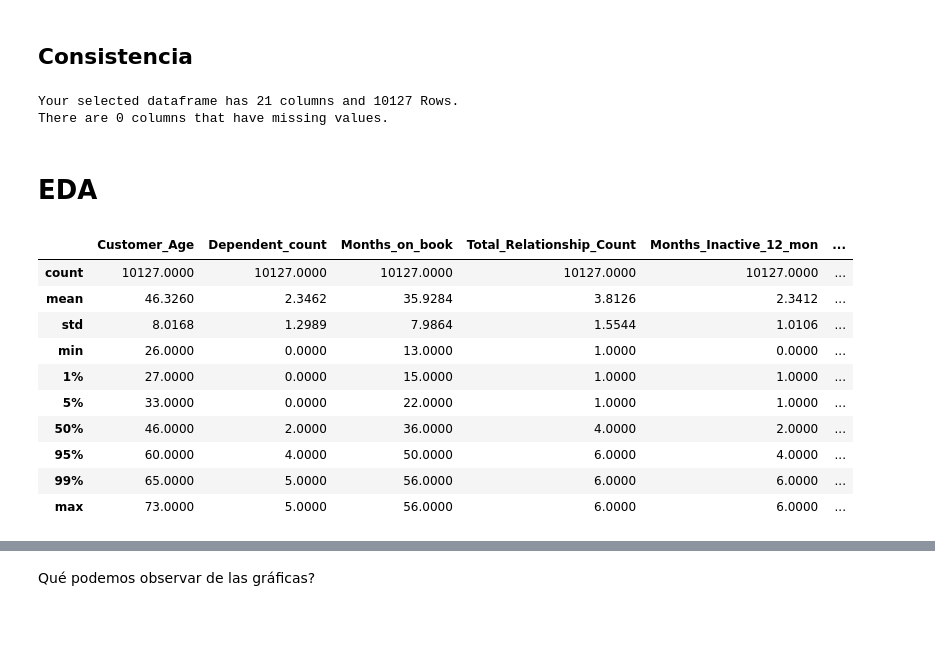
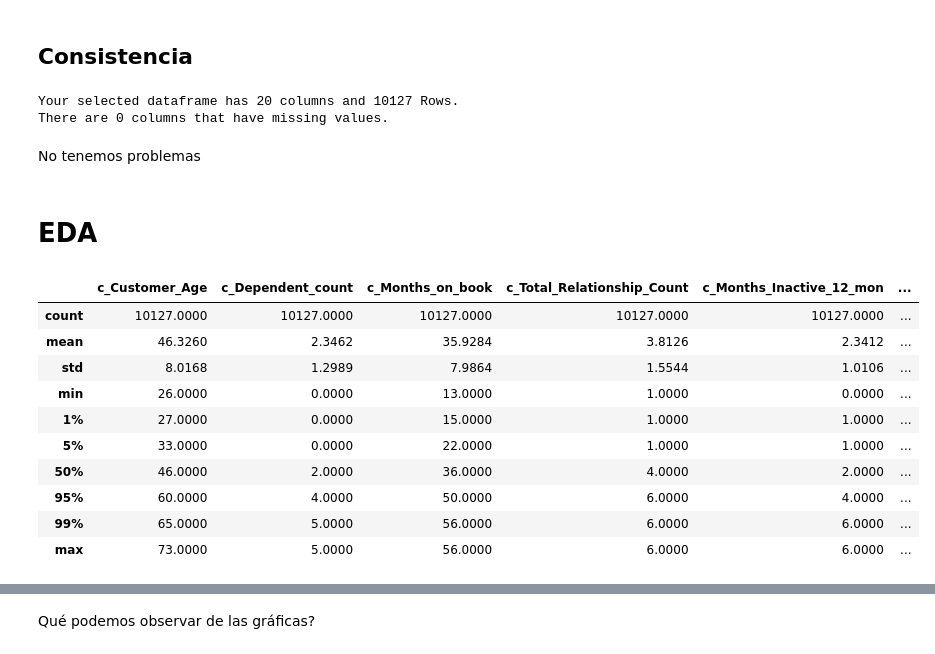
Before and after one commit to Michell-Mar/final_project, a Jupyter notebook: projecto.ipynb, the cells around one changed output, grey strips where cells are left out. Drawn from its saved outputs; the diff is of its cells as text; code cells hidden in the pictures; blank space fills up the shorter version.

```diff
--- a/projecto.ipynb
+++ b/projecto.ipynb
@@ -170,3 +171,5 @@ df.head()
 # %%
 df = df.drop(['Naive_Bayes_Classifier_Attrition_Flag_Card_Category_Contacts_Count_12_mon_Dependent_count_Education_Level_Months_Inactive_12_mon_1',
          'Naive_Bayes_Classifier_Attrition_Flag_Card_Category_Contacts_Count_12_mon_Dependent_count_Education_Level_Months_Inactive_12_mon_2'], axis=1)
+# %%
+df = df.drop('Attrition_Flag' ,axis=1)
@@ -172,0 +178,11 @@ df = df.drop(['Naive_Bayes_Classifier_Attrition_Flag_Card_Category_Contacts_Coun
+# %%
+# Selecciono las columnas discretas y continuas.
+dis_col =  ['Gender','Education_Level', 'Marital_Status', 'Income_Category','Card_Category' ]
+con_col = [x for x in df.columns if x not in dis_col and x != 'CLIENTNUM'	]
+
+for x in df.columns:
+    dis = [f'v_{x}' for x in dis_col]
+    cont = [f'c_{x}' for x in con_col]
+
+df = df.rename(columns=dict(zip(dis_col,dis)))
+df = df.rename(columns=dict(zip(con_col,cont)))
@@ -185,5 +217,5 @@ Podemos ver que no tenemos duplicados.
 # %%
 aux = missing_zero_values_table(df)
 # %% [output]
-Your selected dataframe has 21 columns and 10127 Rows.
+Your selected dataframe has 20 columns and 10127 Rows.
 There are 0 columns that have missing values.
@@ -199,9 +222,11 @@ target = 'Attrition_Flag'
+# %% [markdown]
+No tenemos problemas
 # %% [markdown]
 # EDA
 # %%
-df[ls_cont].describe(percentiles=[0.01, 0.05, 0.95, 0.99])
+df[[x for x in df.columns if 'c_' in x]].describe(percentiles=[0.01, 0.05, 0.95, 0.99])
 # %% [output]
-|  | Customer_Age | Dependent_count | Months_on_book | Total_Relationship_Count | Months_Inactive_12_mon | ... |
+|  | c_Customer_Age | c_Dependent_count | c_Months_on_book | c_Total_Relationship_Count | c_Months_Inactive_12_mon | ... |
 | count | 10127.0000 | 10127.0000 | 10127.0000 | 10127.0000 | 10127.0000 | ... |
 | mean | 46.3260 | 2.3462 | 35.9284 | 3.8126 | 2.3412 | ... |
 | std | 8.0168 | 1.2989 | 7.9864 | 1.5544 | 1.0106 | ... |
```
Also changed, not shown: parts of 39 cells of this notebook.
